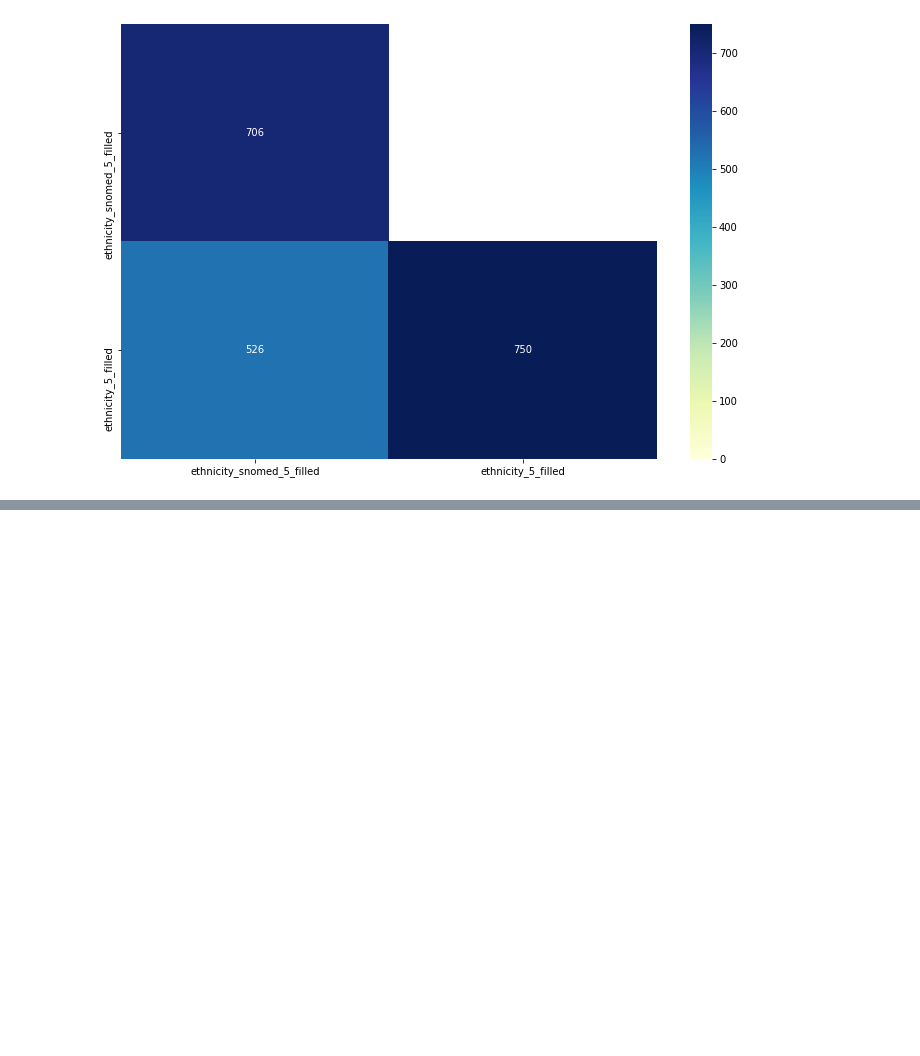
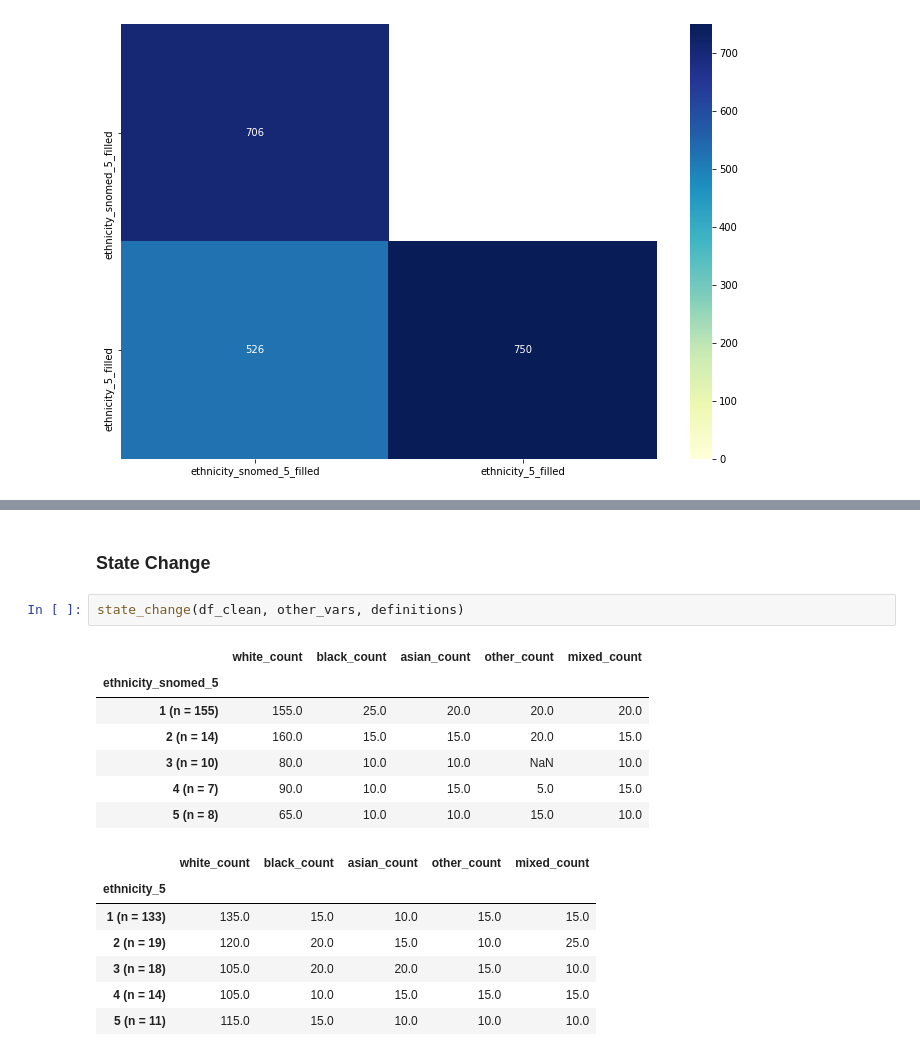
Before and after one commit to opensafely/ethnicity-short-data-report, a Jupyter notebook: notebooks_jupyter/report_ethnicity_rp.ipynb, the cells around one changed output, grey strips where cells are left out. Cells and saved outputs as stored; diff of their text form; blank space fills up the shorter version.

```diff
--- a/notebooks_jupyter/report_ethnicity_rp.ipynb
+++ b/notebooks_jupyter/report_ethnicity_rp.ipynb
@@ -101,0 +158,19 @@ display_heatmap(df_clean, definitions)
+# %% [markdown]
+### State Change
+# %%
+state_change(df_clean, other_vars, definitions)
+# %% [output]
+|  | white_count | black_count | asian_count | other_count | mixed_count |
+| ethnicity_snomed_5 |  |  |  |  |  |
+| 1 (n = 155) | 155.0 | 25.0 | 20.0 | 20.0 | 20.0 |
+| 2 (n = 14) | 160.0 | 15.0 | 15.0 | 20.0 | 15.0 |
+| 3 (n = 10) | 80.0 | 10.0 | 10.0 | NaN | 10.0 |
+| 4 (n = 7) | 90.0 | 10.0 | 15.0 | 5.0 | 15.0 |
+| 5 (n = 8) | 65.0 | 10.0 | 10.0 | 15.0 | 10.0 |
+|  | white_count | black_count | asian_count | other_count | mixed_count |
+| ethnicity_5 |  |  |  |  |  |
+| 1 (n = 133) | 135.0 | 15.0 | 10.0 | 15.0 | 15.0 |
+| 2 (n = 19) | 120.0 | 20.0 | 15.0 | 10.0 | 25.0 |
+| 3 (n = 18) | 105.0 | 20.0 | 20.0 | 15.0 | 10.0 |
+| 4 (n = 14) | 105.0 | 10.0 | 15.0 | 15.0 | 15.0 |
+| 5 (n = 11) | 115.0 | 15.0 | 10.0 | 10.0 | 10.0 |
```
Also changed, not shown: parts of 8 cells of this notebook, 1 other file.
